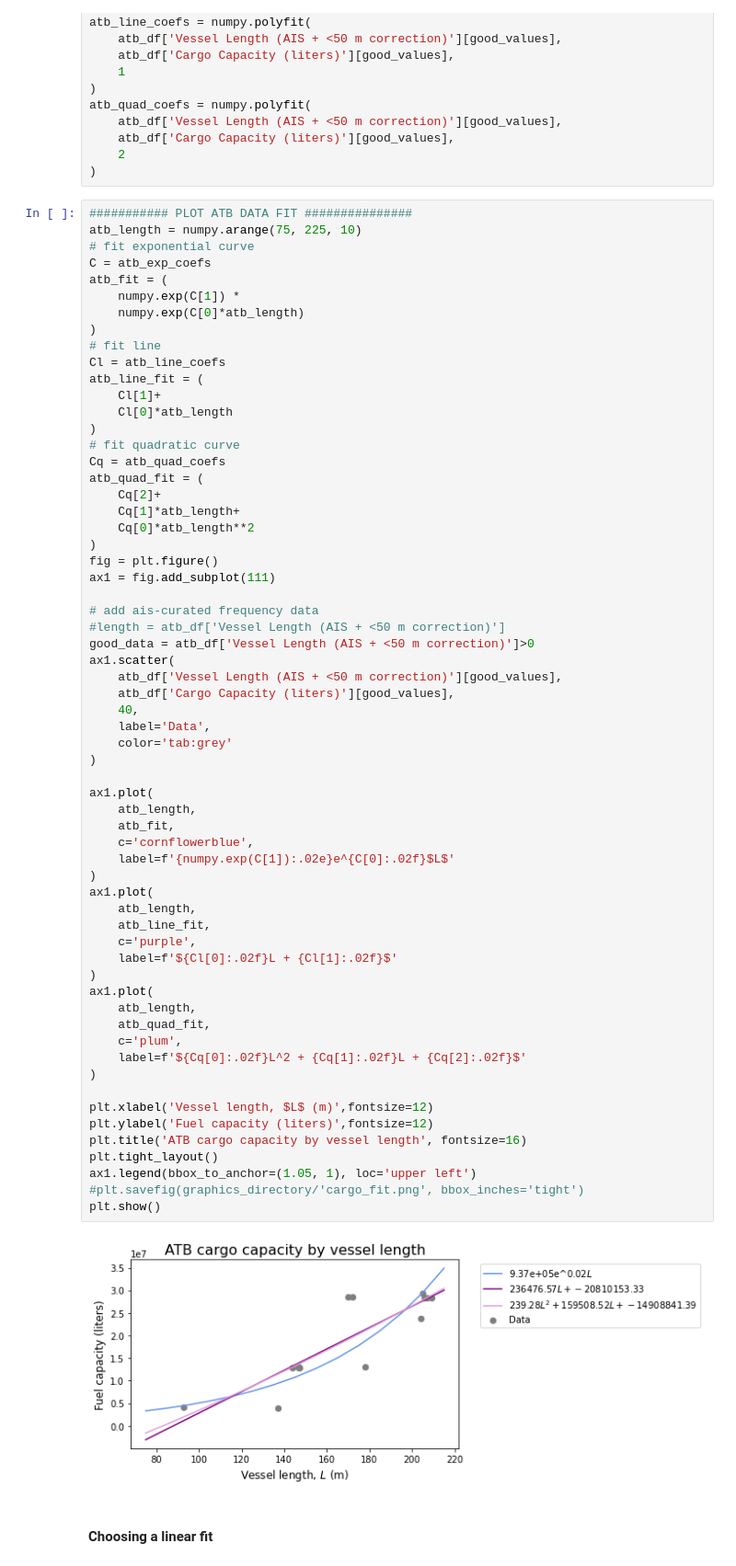
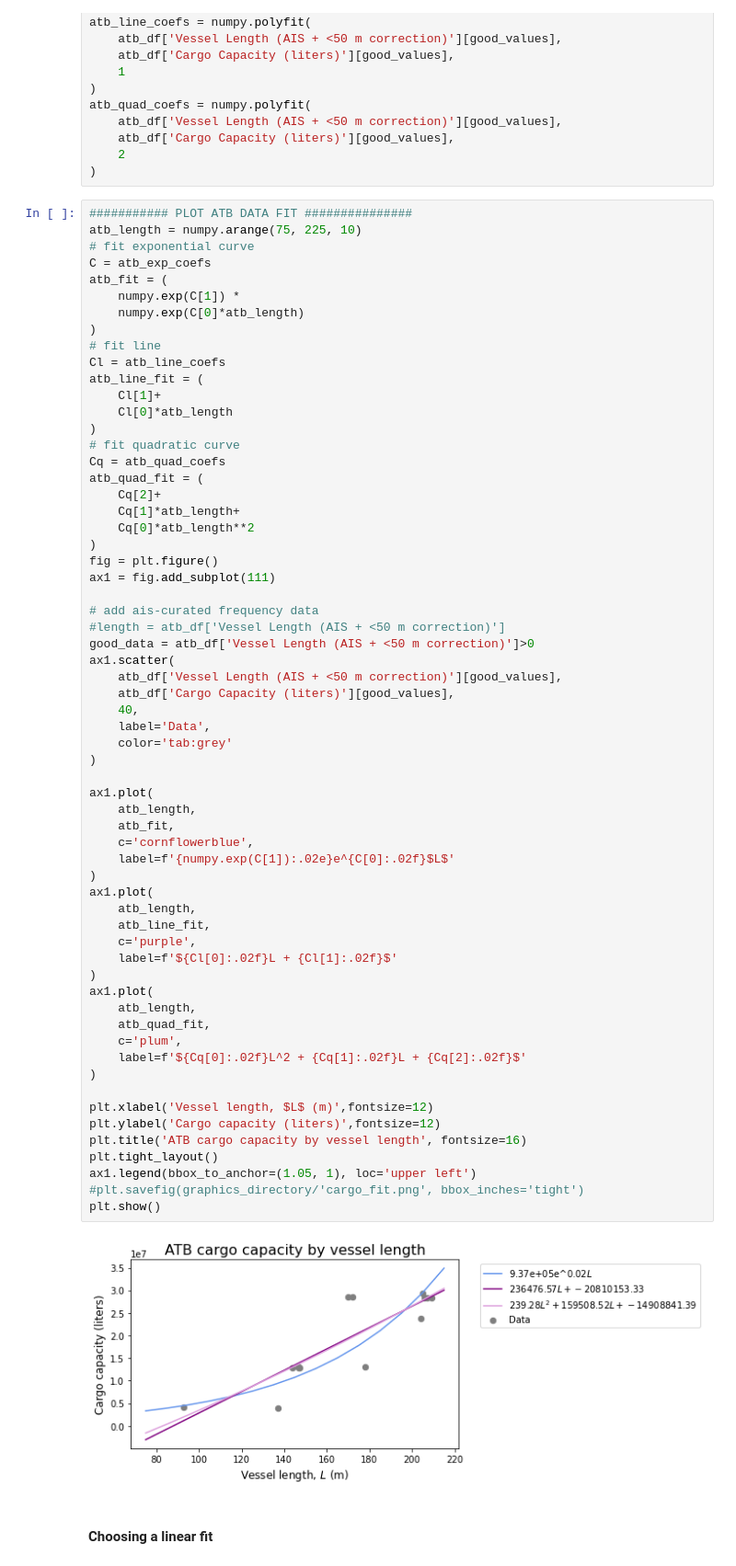
Before and after one commit to MIDOSS/analysis-rachael, a Jupyter notebook: notebooks/monte_carlo/fix_ATB_cargo_capacity.ipynb, the cells around one changed output. Shown at 92% size. Drawn from its saved outputs; the diff is of its cells as text.

```diff
--- a/notebooks/monte_carlo/fix_ATB_cargo_capacity.ipynb
+++ b/notebooks/monte_carlo/fix_ATB_cargo_capacity.ipynb
@@ -97,35 +97,35 @@ ax1.scatter(
     label='Data',
     color='tab:grey'
 )
 
 ax1.plot(
     atb_length,
     atb_fit,
     c='cornflowerblue',
     label=f'{numpy.exp(C[1]):.02e}e^{C[0]:.02f}$L$'
 )
 ax1.plot(
     atb_length,
     atb_line_fit,
     c='purple',
     label=f'${Cl[0]:.02f}L + {Cl[1]:.02f}$'
 )
 ax1.plot(
     atb_length,
     atb_quad_fit,
     c='plum',
     label=f'${Cq[0]:.02f}L^2 + {Cq[1]:.02f}L + {Cq[2]:.02f}$'
 )
 
 plt.xlabel('Vessel length, $L$ (m)',fontsize=12)
-plt.ylabel('Fuel capacity (liters)',fontsize=12)
+plt.ylabel('Cargo capacity (liters)',fontsize=12)
 plt.title('ATB cargo capacity by vessel length', fontsize=16)
 plt.tight_layout()
 ax1.legend(bbox_to_anchor=(1.05, 1), loc='upper left')
 #plt.savefig(graphics_directory/'cargo_fit.png', bbox_inches='tight')
 plt.show()
 # %% [output]
-[figure, old version]
+[figure, new version]
 # %% [markdown]
 #### Choosing a linear fit
 # %% [markdown]
```
